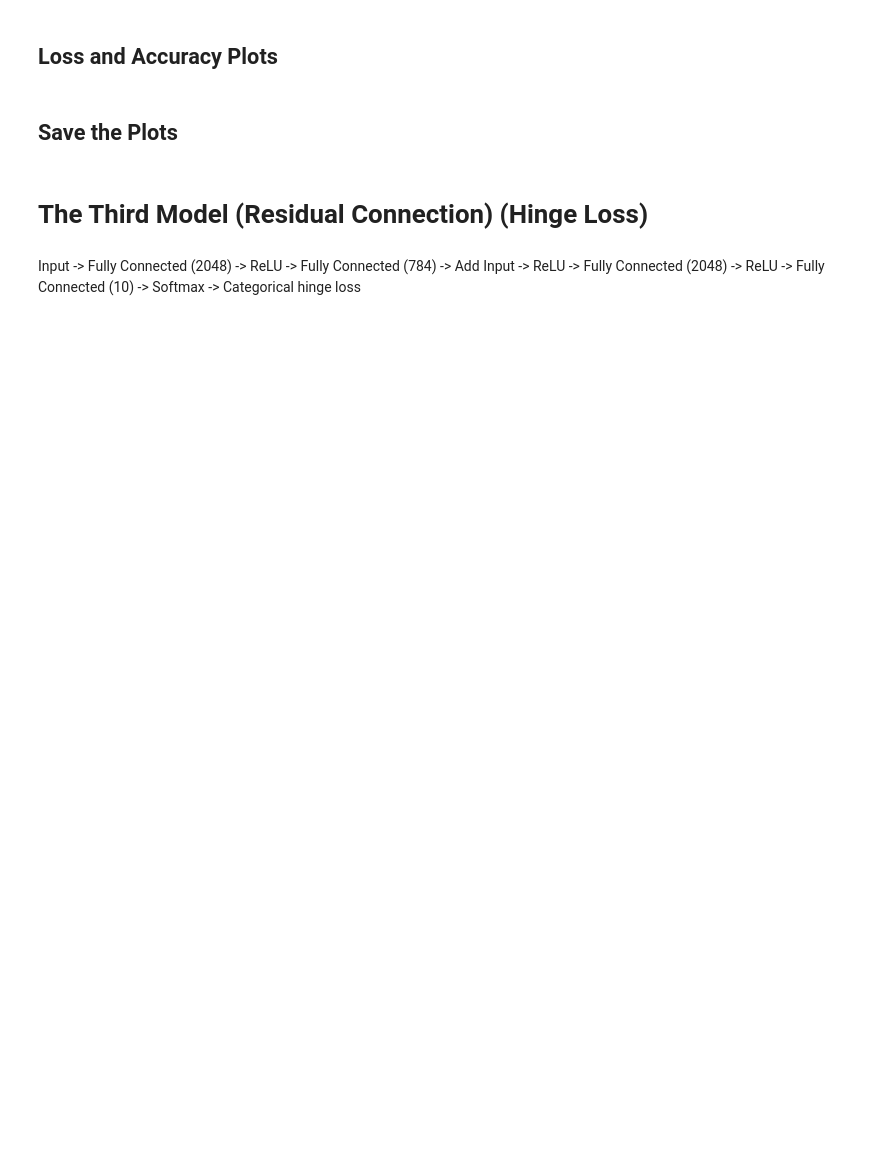
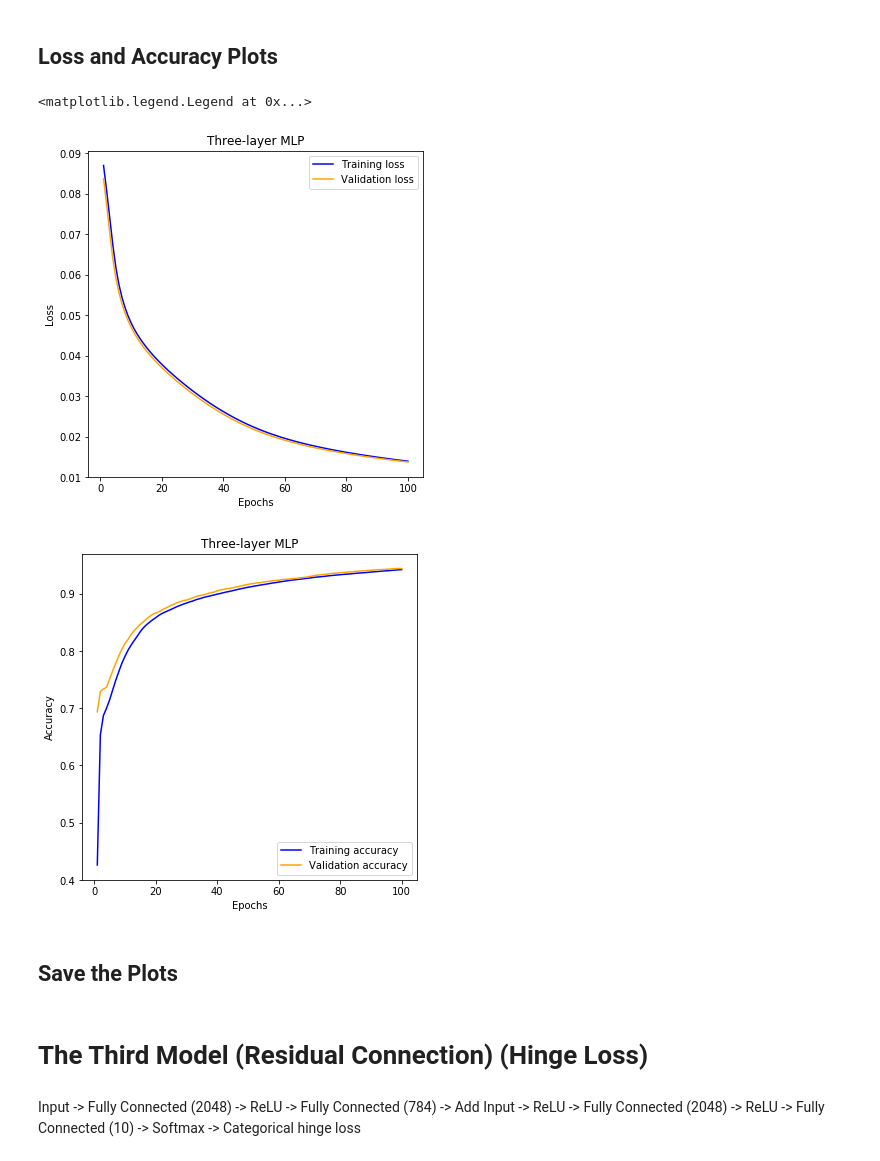
Before and after one commit to timlautk/BCD-for-DNNs, a Jupyter notebook: Keras/MNIST MLP Experiments.ipynb, the cells around one changed output. Saved outputs shown, nothing was run; the diff lists cells and outputs as text; code cells hidden in the pictures; blank space fills up the shorter version.

```diff
--- a/Keras/MNIST MLP Experiments.ipynb
+++ b/Keras/MNIST MLP Experiments.ipynb
@@ -262,31 +288,33 @@ print('Test accuracy:', score_2[1])
 # %%
 # Plot of Losses
 history_dict_2 = history_2.history
-# history_dict.keys()
 loss_values_2 = history_dict_2['loss']
 val_loss_values_2 = history_dict_2['val_loss']
 acc_values_2 = history_dict_2['acc']
 val_acc_values_2 = history_dict_2['val_acc']
 
 epochs_index = range(1,len(loss_values)+1)
 fig_loss_2 = plt.figure(figsize=(6, 6))
 plt.plot(epochs_index, loss_values_2, 'b', label='Training loss')
 plt.plot(epochs_index, val_loss_values_2, 'b', c='orange', label='Validation loss')
 plt.title('Three-layer MLP')
 plt.xlabel('Epochs')
 plt.ylabel('Loss')
 plt.legend()
 
 
 # Plot of Accuracies
-plt.clf()
 fig_accuracy_2 = plt.figure(figsize=(6, 6))
 plt.plot(epochs_index,acc_values_2,'b', label='Training accuracy')
 plt.plot(epochs_index,val_acc_values_2,'b', c='orange', label='Validation accuracy')
 plt.title('Three-layer MLP')
 plt.xlabel('Epochs')
 plt.ylabel('Accuracy')
 plt.legend()
+# %% [output]
+<matplotlib.legend.Legend at 0x...>
+[figure, added]
+[figure, added]
 # %% [markdown]
 ## Save the Plots
 # %%
```
Also changed, not shown: parts of 13 cells of this notebook.
